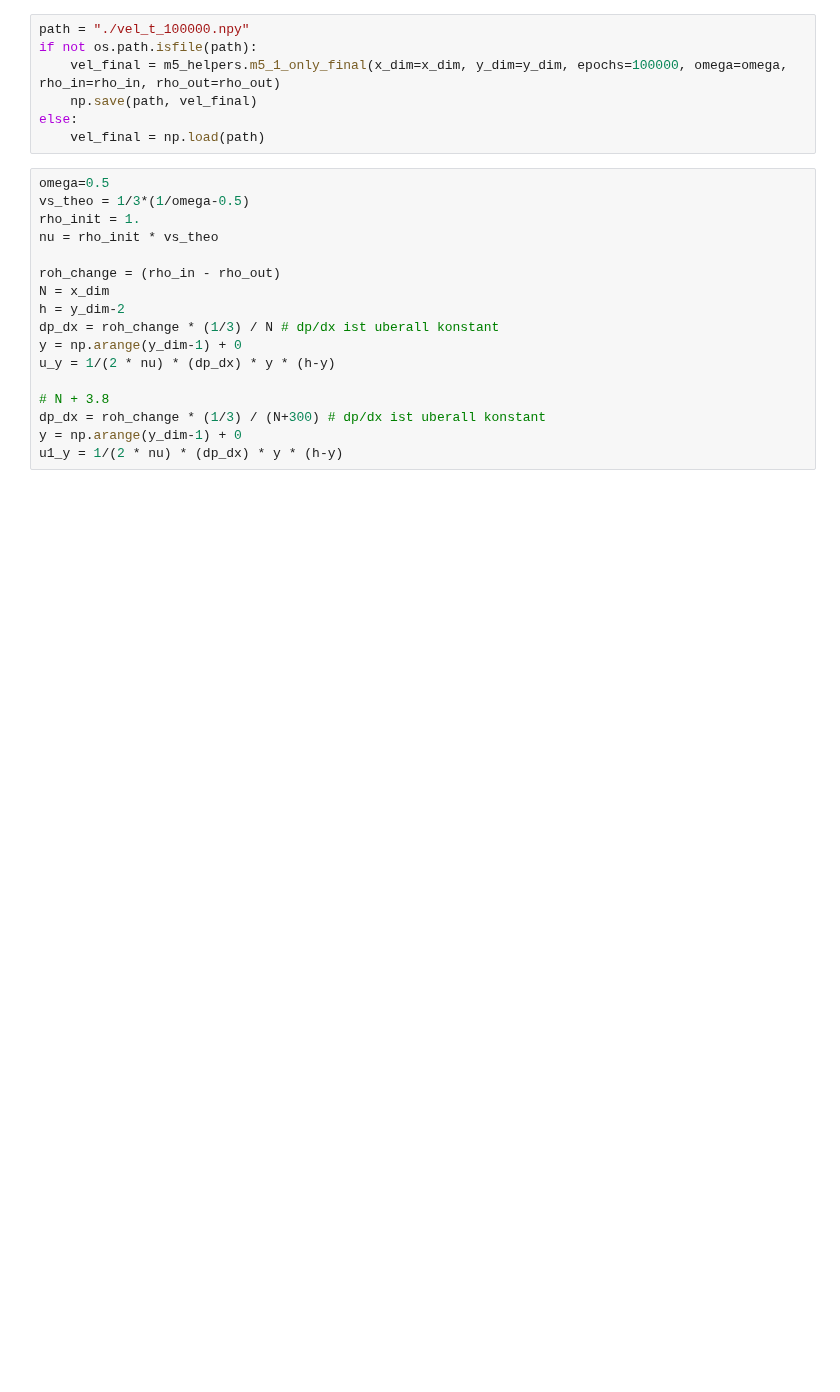
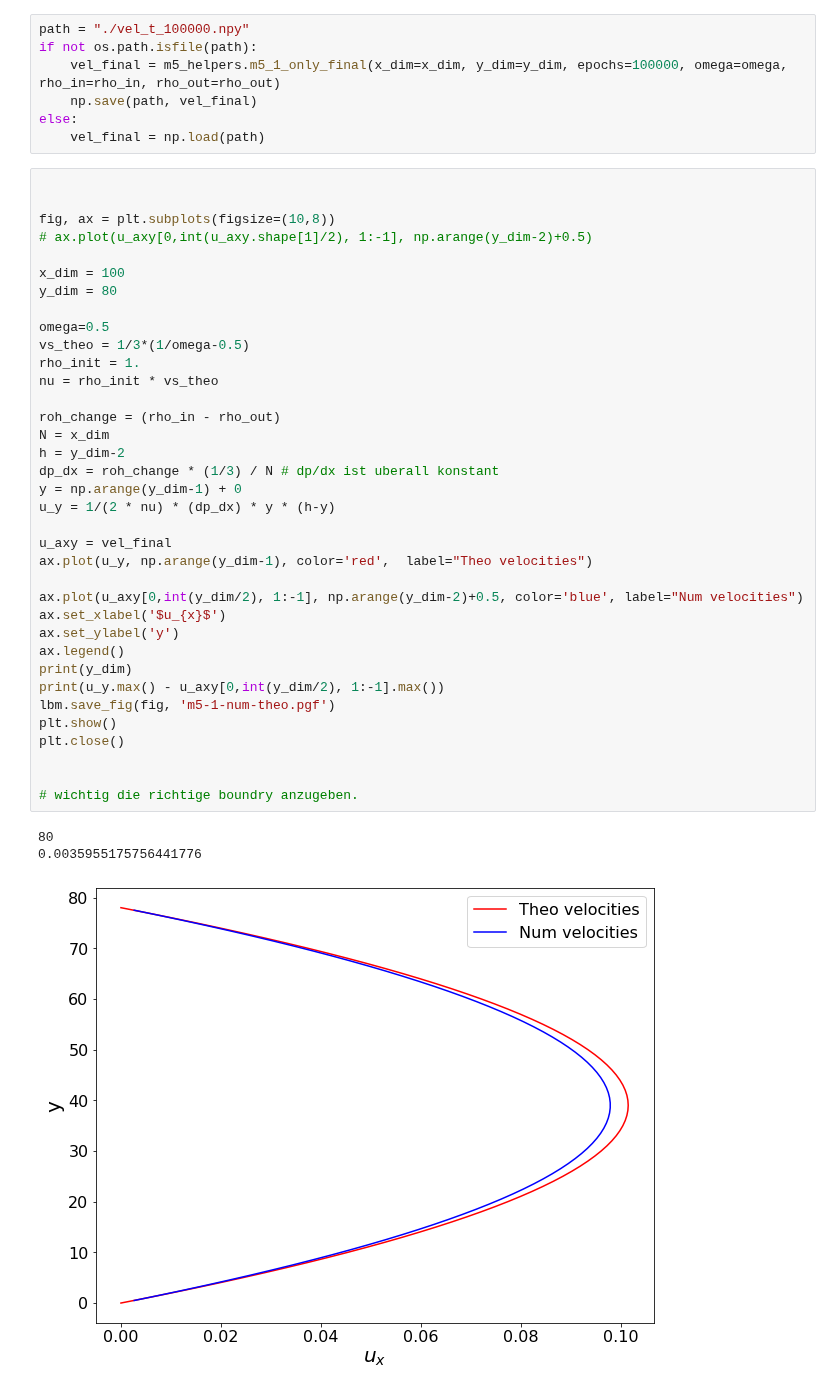
Before and after one commit to jonas27/pylbm, a Jupyter notebook: milestones/m5/m5.ipynb, the cells around one changed output. Cells and saved outputs as stored; diff of their text form; blank space fills up the shorter version.

```diff
--- a/milestones/m5/m5.ipynb
+++ b/milestones/m5/m5.ipynb
@@ -113,19 +113,42 @@ if not os.path.isfile(path):
 else:
     vel_final = np.load(path)
 # %%
+
+
+fig, ax = plt.subplots(figsize=(10,8))
+# ax.plot(u_axy[0,int(u_axy.shape[1]/2), 1:-1], np.arange(y_dim-2)+0.5)
+
+x_dim = 100
+y_dim = 80
+
 omega=0.5
 vs_theo = 1/3*(1/omega-0.5)
 rho_init = 1.
 nu = rho_init * vs_theo
 
 roh_change = (rho_in - rho_out)
 N = x_dim
 h = y_dim-2
 dp_dx = roh_change * (1/3) / N # dp/dx ist uberall konstant
 y = np.arange(y_dim-1) + 0
 u_y = 1/(2 * nu) * (dp_dx) * y * (h-y)
 
-# N + 3.8
-dp_dx = roh_change * (1/3) / (N+300) # dp/dx ist uberall konstant
-y = np.arange(y_dim-1) + 0
-u1_y = 1/(2 * nu) * (dp_dx) * y * (h-y)
+u_axy = vel_final
+ax.plot(u_y, np.arange(y_dim-1), color='red',  label="Theo velocities")
+
+ax.plot(u_axy[0,int(y_dim/2), 1:-1], np.arange(y_dim-2)+0.5, color='blue', label="Num velocities")
+ax.set_xlabel('$u_{x}$')
+ax.set_ylabel('y')
+ax.legend()
+print(y_dim)
+print(u_y.max() - u_axy[0,int(y_dim/2), 1:-1].max())
+lbm.save_fig(fig, 'm5-1-num-theo.pgf')
+plt.show()
+plt.close()
+
+
+# wichtig die richtige boundry anzugeben.
+# %% [output]
+80
+0.0035955175756441776
+[figure, added]
```
Also changed, not shown: parts of 2 cells of this notebook, 2 other files.
